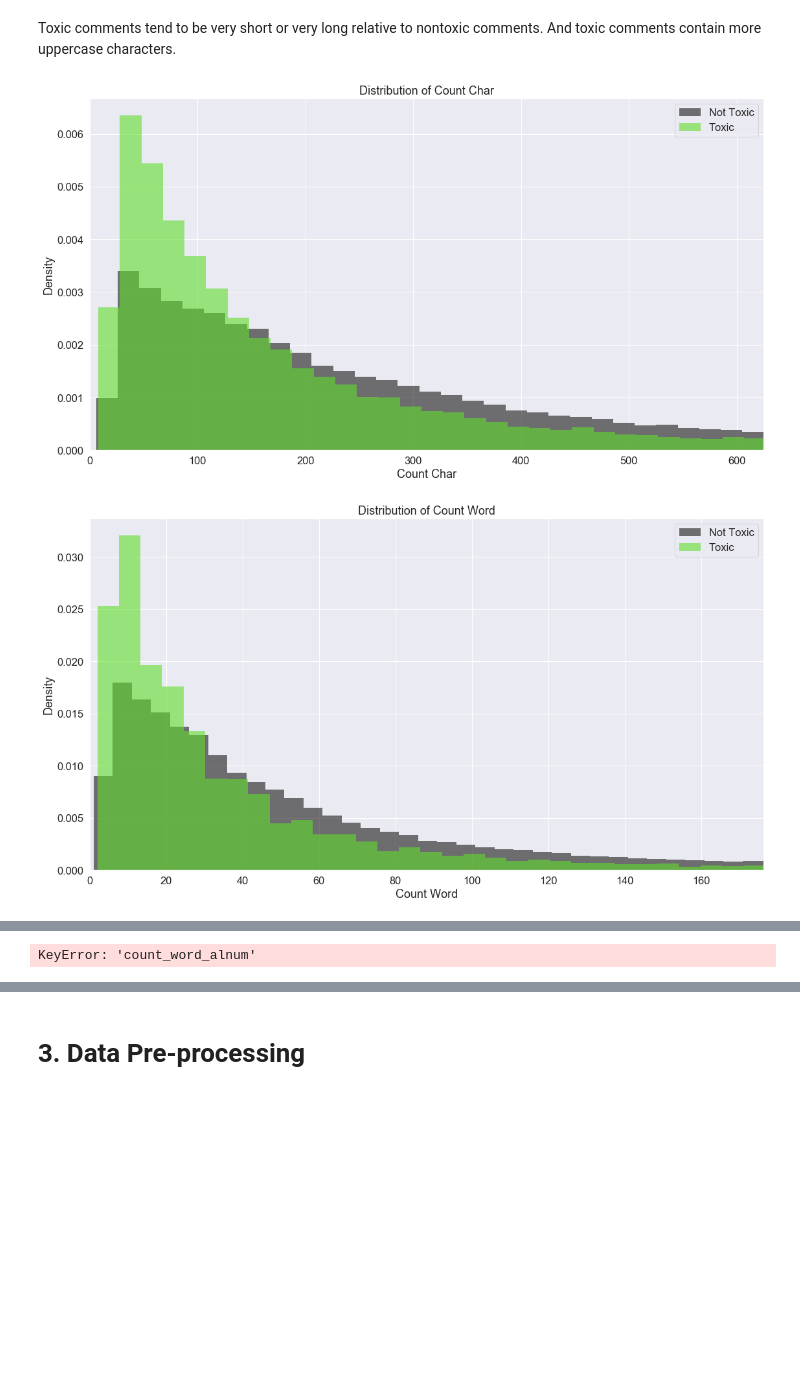
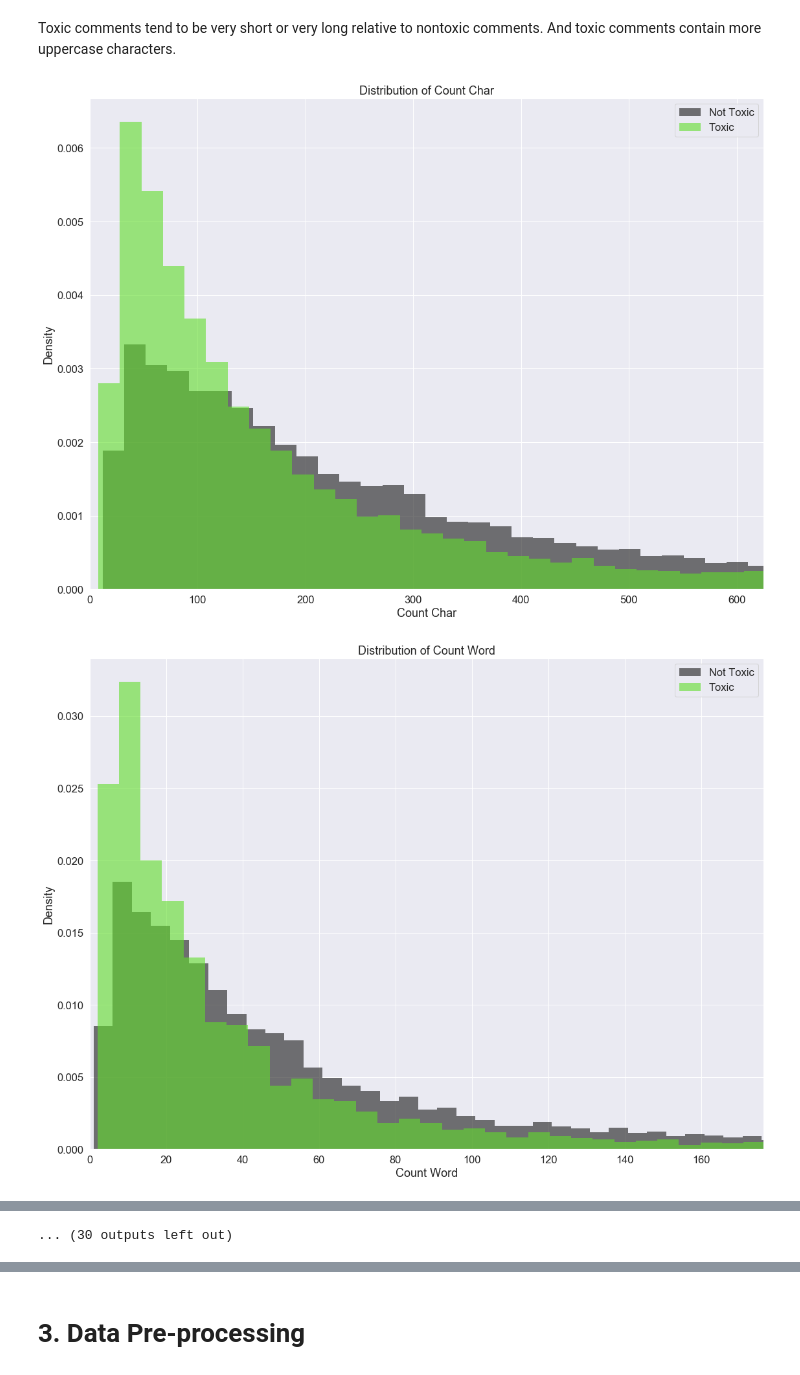
Before and after one commit to kchien3/identifying-toxic-wikipedia-comments, a Jupyter notebook: toxic_comments_project.ipynb, the cells around one changed output, grey strips where cells are left out. Drawn from its saved outputs; the diff is of its cells as text; code cells hidden in the pictures; blank space fills up the shorter version.

Commit message:
working on exploring misclassified texts;

```diff
--- a/toxic_comments_project.ipynb
+++ b/toxic_comments_project.ipynb
@@ -121 +130,4 @@ nlp = spacy.load("en_core_web_sm")
+# %%
+# train/test split the data
+Xy_train, Xy_test = train_test_split(df_train, stratify=df_train['toxic'], random_state=1115)
 # %% [markdown]
@@ -137,8 +154,8 @@ Name: toxic, dtype: int64
 # downsample the majority class
 
 # count number of rows in each class
-count_minor = df_train['toxic'].value_counts().min()
-count_major = df_train['toxic'].value_counts().max()
+count_minor = Xy_train['toxic'].value_counts().min()
+count_major = Xy_train['toxic'].value_counts().max()
 
 # reproducible shuffled index
 r = np.random.RandomState(1150)
@@ -148,8 +165,12 @@ downsamp_indices = indices[:count_minor]
 excluded_indices = indices[count_minor:]
 
 # subset classes
-class_minor = df_train[df_train['toxic'] == 1]
-class_major = df_train[df_train['toxic'] == 0].iloc[downsamp_indices]
+class_minor = Xy_train[Xy_train['toxic'] == 1]
+class_major = Xy_train[Xy_train['toxic'] == 0].iloc[downsamp_indices]
 
 # concatenate to class balanced dataframe
-df_train_bal = pd.concat([class_minor, class_major]).sort_index()
+Xy_train_bal = pd.concat([class_minor, class_major]).sort_index()
+
+# final train/test sets
+X_train, y_train = Xy_train_bal['comment_text'], Xy_train_bal['toxic']
+X_test, y_test = Xy_test['comment_text'], Xy_test['toxic']
@@ -231,48 +300,46 @@ import seaborn as sns
 
 # variables for looping
 col_labels = ['count_char', 'count_word', 'avg_word_len',
        'count_line', 'avg_line_len', 'count_word_unique', 'prop_word_unique',
-       'count_word_alnum', 'prop_word_alnum', 'count_word_alpha',
-       'prop_word_alpha', 'count_word_ascii', 'prop_word_ascii',
-       'count_word_decimal', 'prop_word_decimal', 'count_word_digit',
-       'prop_word_digit', 'count_word_lower', 'prop_word_lower',
-       'count_word_numeric', 'prop_word_numeric', 'count_word_printable',
-       'prop_word_printable', 'count_word_space', 'prop_word_space',
-       'count_word_title', 'prop_word_title', 'count_word_upper',
-       'prop_word_upper', 'count_char_ascii_lowercase',
+       'count_word_alpha', 'prop_word_alpha', 'count_word_ascii',
+       'prop_word_ascii', 'count_word_decimal', 'prop_word_decimal',
+       'count_word_digit', 'prop_word_digit', 'count_word_lower',
+       'prop_word_lower', 'count_word_numeric', 'prop_word_numeric',
+       'count_word_printable', 'prop_word_printable', 'count_word_title', 'prop_word_title',
+       'count_word_upper', 'prop_word_upper', 'count_char_ascii_lowercase',
        'prop_char_ascii_lowercase', 'count_char_ascii_uppercase',
        'prop_char_ascii_uppercase', 'count_char_digits', 'prop_char_digits',
        'count_char_hexdigits', 'prop_char_hexdigits', 'count_char_octdigits',
        'prop_char_octdigits', 'count_char_punctuation',
        'prop_char_punctuation', 'count_char_printable', 'prop_char_printable',
        'count_char_whitespace', 'prop_char_whitespace']
 
 # targets = ['toxic', 'severe_toxic', 'obscene', 'threat',
 #        'insult', 'identity_hate']
 targets = ['toxic']
 
 # for labels
 # targets_desc = ['toxic', 'severely toxic', 'obscene', 'threatening', 'insulting', 'identity hating']
 targets_desc = ['toxic']
 # plotting colors
 # colors = ['#61de2a', '#61de2a', 'r', 'r', 'r', 'r']
 colors = ['#61de2a']
 
 # actual plots
 for col in col_labels:
     for target, target_desc, color in zip(targets, targets_desc, colors):
         sns.set(font_scale=1.5)
-        fig, ax = plt.subplots(figsize=(16, 9), tight_layout=True)
-        ax = sns.distplot(df_train[df_train[target] == 0][col].values, bins=250, kde=False, hist_kws={'alpha':0.6, 'label':f'Not {target_desc.capitalize()}', 'linewidth':0}, color='k', norm_hist=True)
-        ax = sns.distplot(df_train[df_train[target] != 0][col].values, bins=250, kde=False, hist_kws={'alpha':0.6, 'label':f'{target_desc.capitalize()}', 'linewidth':0}, color=color, norm_hist=True)
-        if df_train[col].max() > 1:
-            ax.set_xlim(0, df_train[col].max()/2**3)
-        ax.set_title(f"Distribution of {' '.join(col.split('_')).title()}")
-        ax.set_xlabel(f"{' '.join(col.split('_')).title()}")
-        ax.set_ylabel('Density')
+        fig, ax = plt.subplots(figsize=(16, 12), tight_layout=True)
+        ax = sns.distplot(Xy_train_bal[Xy_train_bal[target] == 0][col].values, bins=250, kde=False, hist_kws={'alpha':0.6, 'label':f'Not {target_desc.capitalize()}', 'linewidth':0}, color='k', norm_hist=True)
+        ax = sns.distplot(Xy_train_bal[Xy_train_bal[target] != 0][col].values, bins=250, kde=False, hist_kws={'alpha':0.6, 'label':f'{target_desc.capitalize()}', 'linewidth':0}, color=color, norm_hist=True)
+        if Xy_train_bal[col].max() > 1:
+            ax.set(xlim=(0, df_train[col].max()/2**3))
+        ax.set(title=f"Distribution of {' '.join(col.split('_')).title()}",
+               xlabel=f"{' '.join(col.split('_')).title()}",
+               ylabel='Density')
         ax.legend()
         # plt.savefig('.png')
         plt.show()
 # %% [output]
-[figure, old version]
+[figure, new version]
-[figure, old version]
+[figure, new version]
@@ -284 +356 @@ for col in col_labels:
-KeyError: 'count_word_alnum'
+... (30 outputs left out)
```
Also changed, not shown: parts of 102 cells of this notebook.
